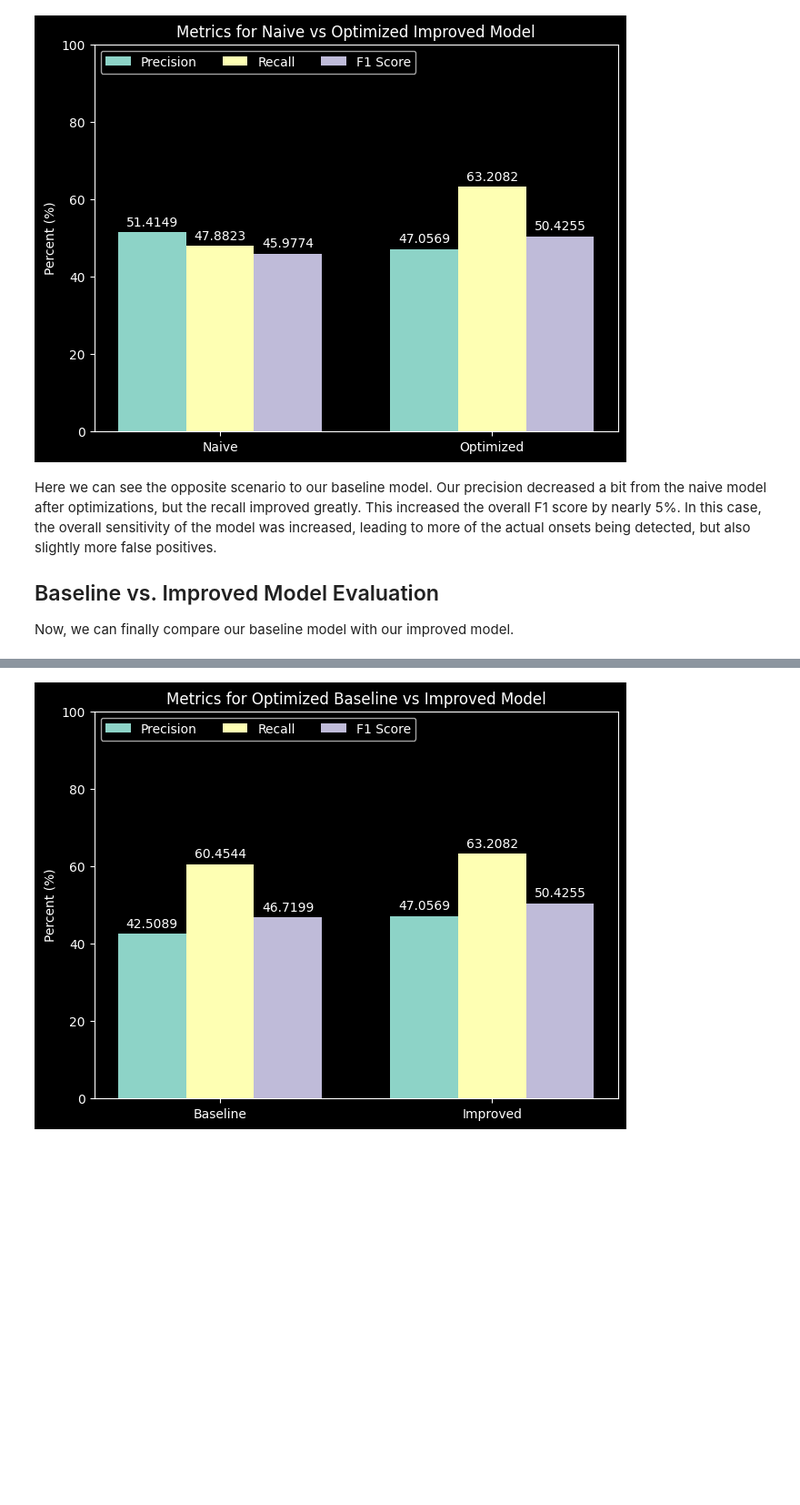
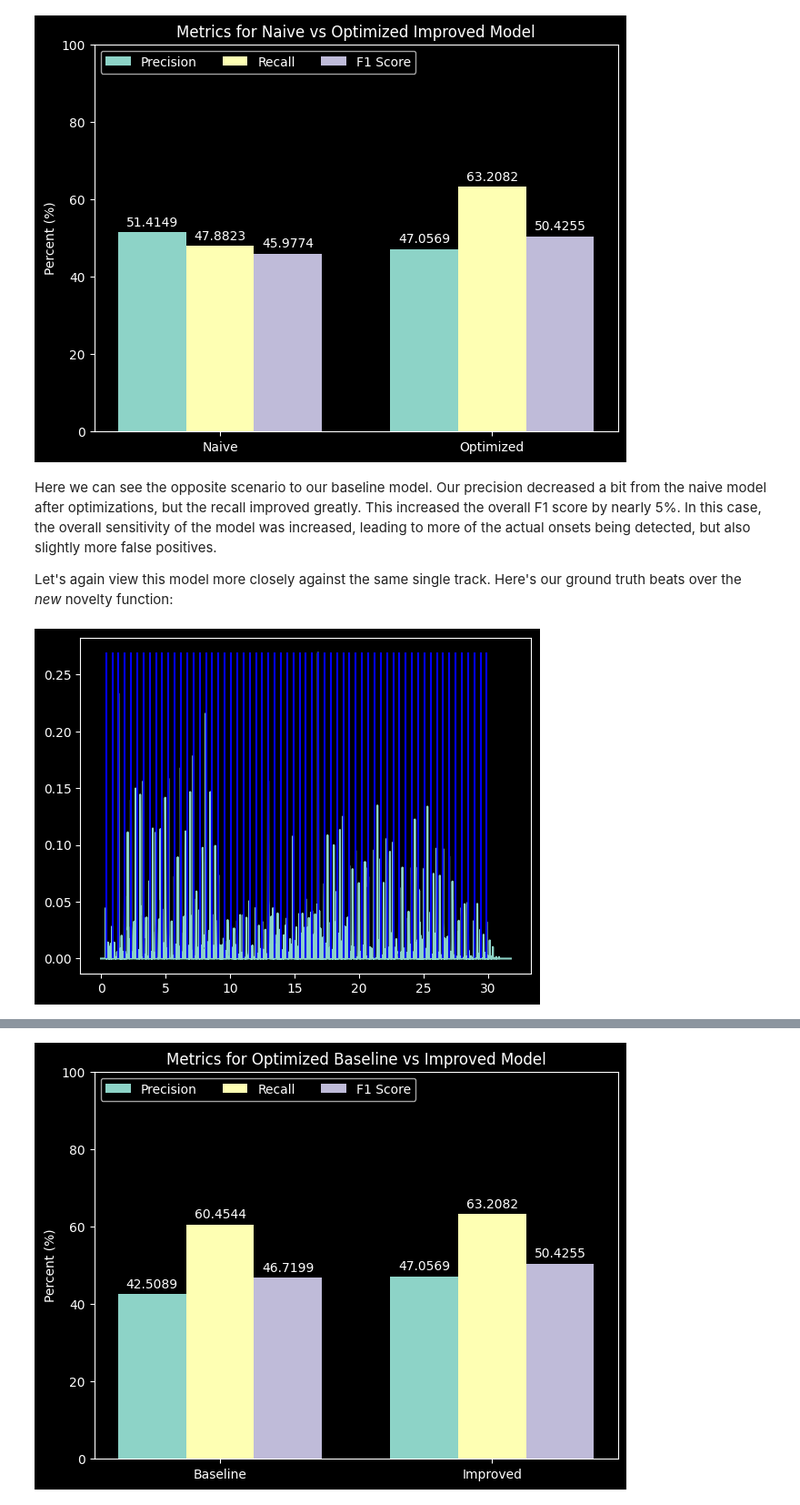
Before and after one commit to calebspainn/Project2, a Jupyter notebook: eval.ipynb, the cells around one changed output, grey strips where cells are left out. Shown at 91% size. Saved outputs shown, nothing was run; the diff lists cells and outputs as text; code cells hidden in the pictures; blank space fills up the shorter version.

```diff
--- a/eval.ipynb
+++ b/eval.ipynb
@@ -656,30 +640,11 @@ Average F1 Score: 0.4598
 ### Post-optimization
 The original trial and error process determined that the weights (1.4, 1, 1.4) for RMSE, Spectral Flux, and MFCC 0, respectively, were the optimal starting point. Gradient descent further optimized these weights to (1.59518808, 0.89276187, 1.62964896). These optimized weights acheive the following metrics:
 # %%
-weights = np.array([1.59518808, 0.89276187, 1.62964896])
-post_p = post_r = post_f1 = 0
+def eval_imp_post(data):
+    weights = np.array([1.59518808, 0.89276187, 1.62964896])
+    return evaluate_improved(*data, weights)
 
-# Calculate average percision, recall, and F1 score across TESTING data
-for i in range(len(test_data)):
-    fs, feats = test_data[i]
-    n = np.dot(feats, weights)
-    b = test_labels[i]
-
-    frames=range(len(n))
-    t = librosa.frames_to_time(frames, sr=fs, hop_length=HOP_LENGTH)
-
-    peaks, _ = signal.find_peaks(n, height=0.5)
-    pt = t[peaks]
-
-    p, r, f1 = metrics(pt, b)
-
-    post_p += p
-    post_r += r
-    post_f1 += f1
-
-post_p /= len(test_data)
-post_r /= len(test_data)
-post_f1 /= len(test_data)
+post_p, post_r, post_f1 = evaluate_all(test_data, test_labels, eval_imp_post)
 
 print(f'Average Precision: {post_p:.2%}')
 print(f'Average Recall: {post_r:.2%}')
@@ -719,5 +684,15 @@ ax.set_ylim(0, 100)
 # %% [markdown]
 Here we can see the opposite scenario to our baseline model. Our precision decreased a bit from the naive model after optimizations, but the recall improved greatly. This increased the overall F1 score by nearly 5%. In this case, the overall sensitivity of the model was increased, leading to more of the actual onsets being detected, but also slightly more false positives.
 
-## Baseline vs. Improved Model Evaluation
-Now, we can finally compare our baseline model with our improved model.
+Let's again view this model more closely against the same single track. Here's our ground truth beats over the *new* novelty function:
+# %%
+n = get_novelty(file)
+sf = get_sf(file)
+mfcc = get_mfcc(file)
+
+feats = np.stack([n, sf, mfcc[:, 0]], axis=1)
+
+plt.plot(t, n)
+plt.vlines(actual_beats, 0, np.max(n), colors='b')
+# %% [output]
+[figure, added]
```
Also changed, not shown: parts of 19 cells of this notebook, 1 other file.
